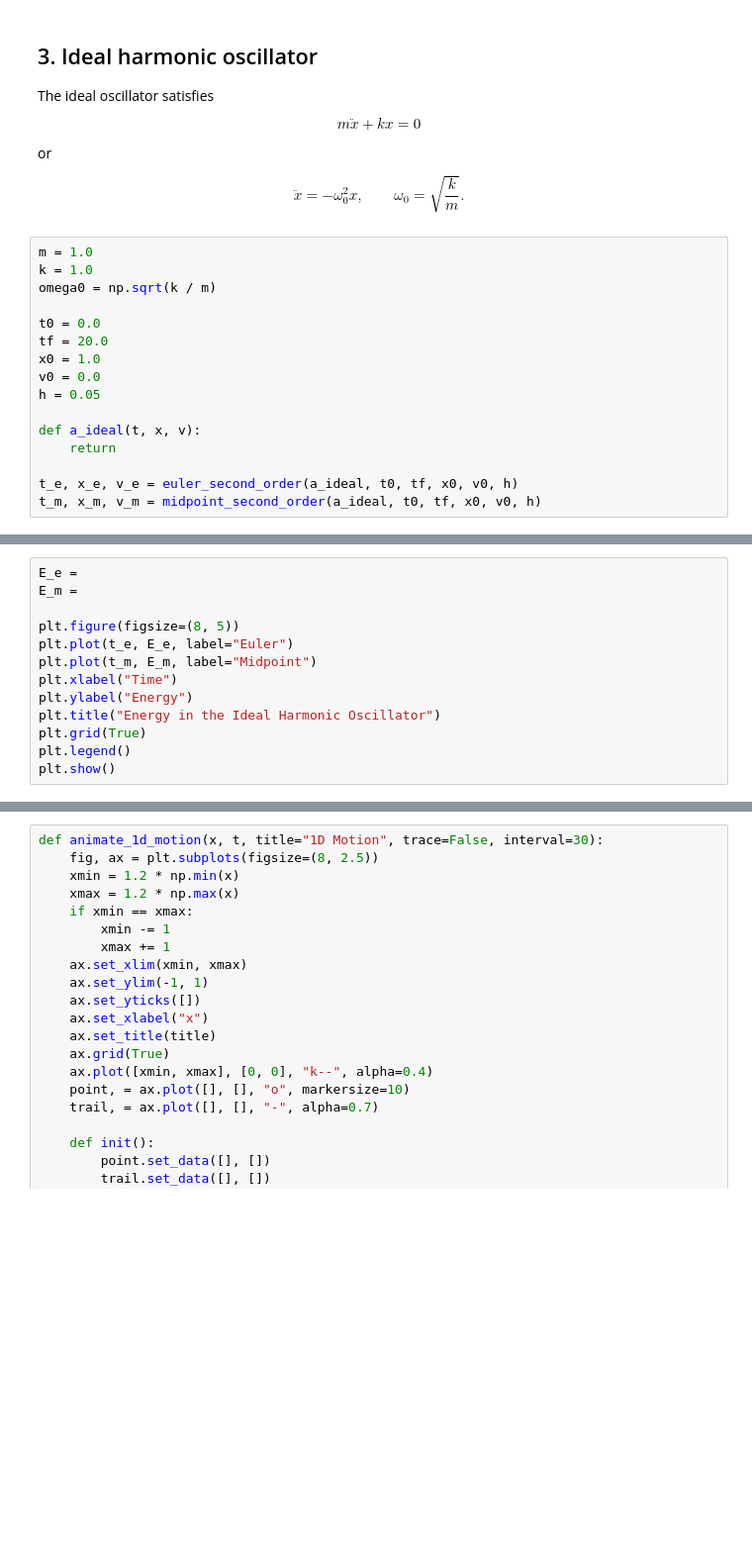
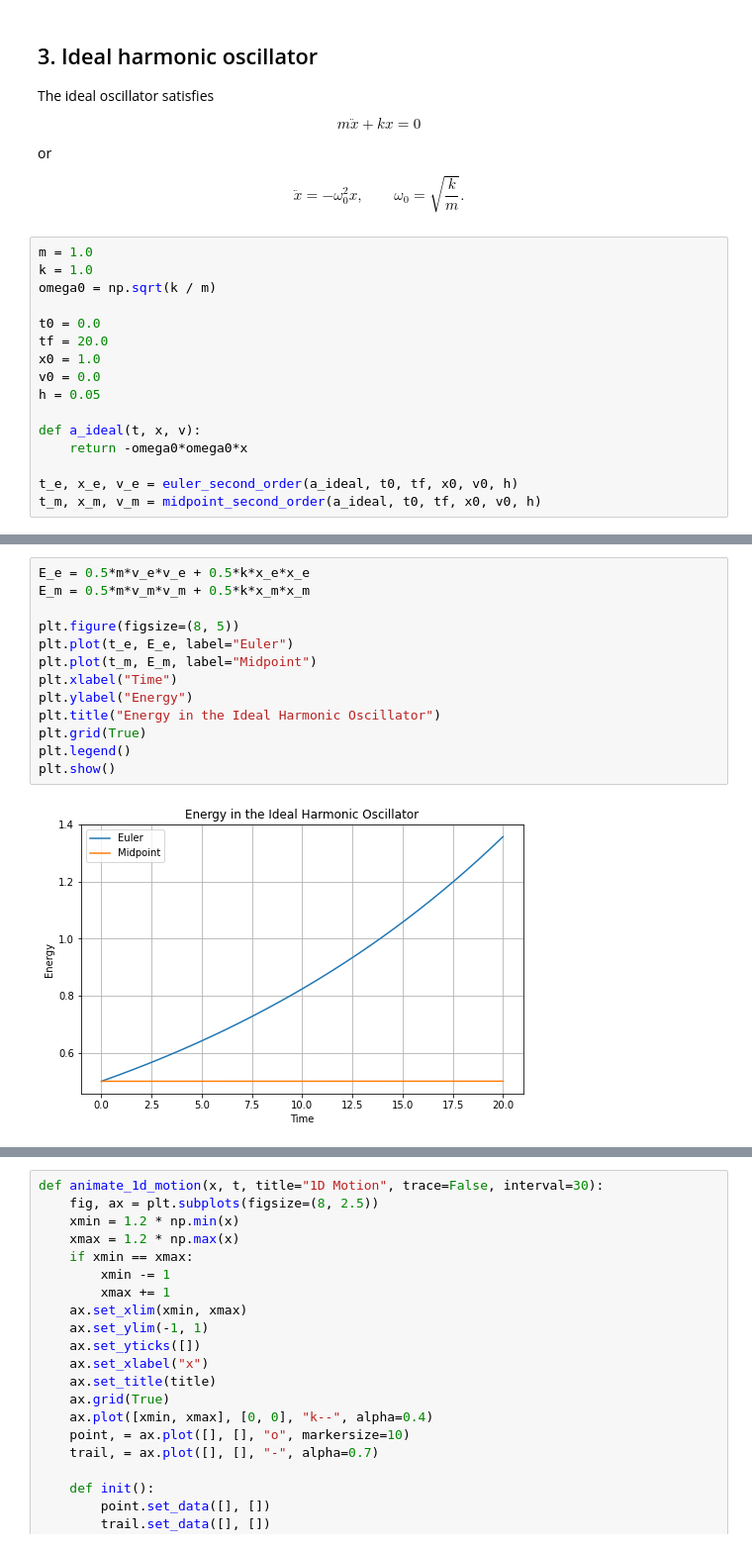
Before and after one commit to dhami1234/PHYS4600, a Jupyter notebook: Class_3_Oscillators.ipynb, the cells around one changed output, grey strips where cells are left out. Shown at 99% size. Saved outputs shown, nothing was run; the diff lists cells and outputs as text; blank space fills up the shorter version.

```diff
--- a/Class_3_Oscillators.ipynb
+++ b/Class_3_Oscillators.ipynb
@@ -118,7 +118,7 @@ v0 = 0.0
 h = 0.05
 
 def a_ideal(t, x, v):
-    return
+    return -omega0*omega0*x
 
 t_e, x_e, v_e = euler_second_order(a_ideal, t0, tf, x0, v0, h)
 t_m, x_m, v_m = midpoint_second_order(a_ideal, t0, tf, x0, v0, h)
@@ -135,16 +137,18 @@ plt.show()
 # %%
-E_e =
-E_m =
+E_e = 0.5*m*v_e*v_e + 0.5*k*x_e*x_e
+E_m = 0.5*m*v_m*v_m + 0.5*k*x_m*x_m
 
 plt.figure(figsize=(8, 5))
 plt.plot(t_e, E_e, label="Euler")
 plt.plot(t_m, E_m, label="Midpoint")
 plt.xlabel("Time")
 plt.ylabel("Energy")
 plt.title("Energy in the Ideal Harmonic Oscillator")
 plt.grid(True)
 plt.legend()
 plt.show()
+# %% [output]
+[figure, added]
 # %%
 plt.figure(figsize=(6, 6))
 plt.plot(x_e, v_e, label="Euler")
```
Also changed, not shown: parts of 3 cells of this notebook.
